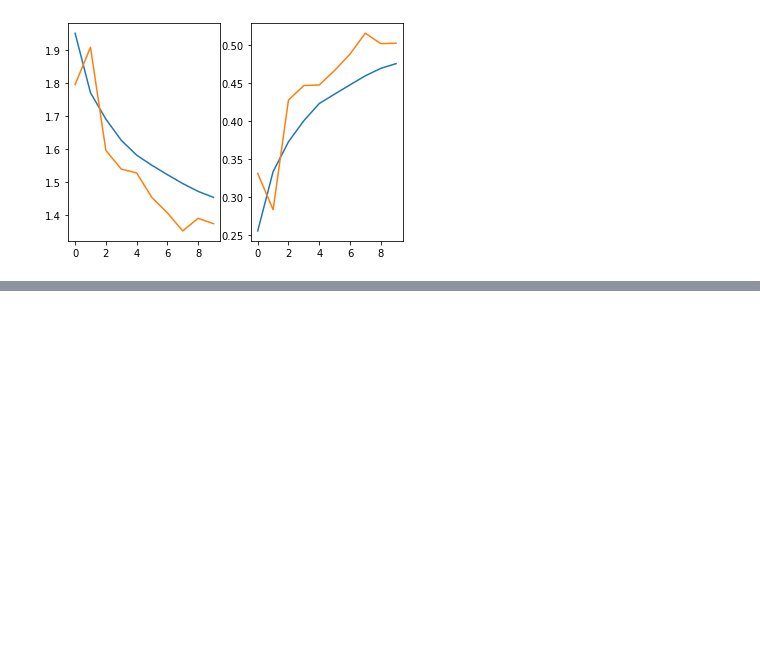
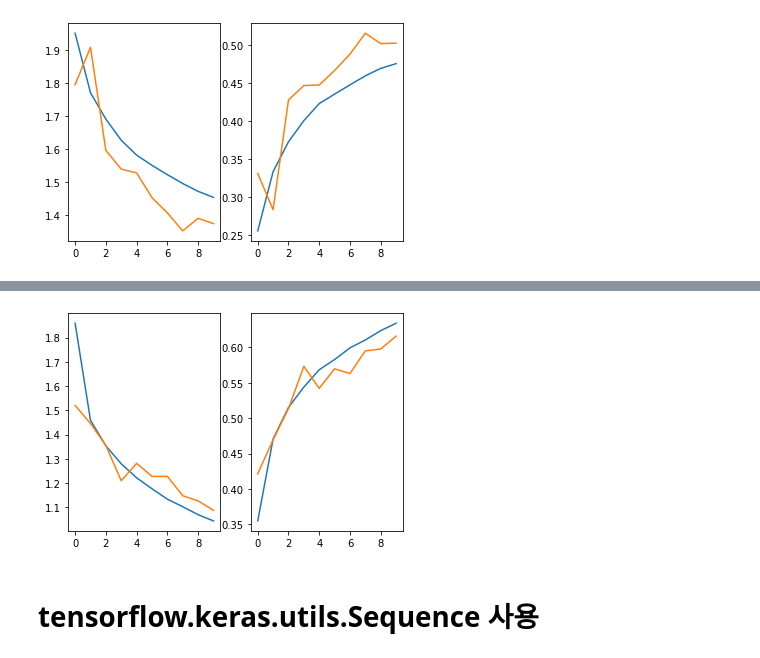
Before and after one commit to chi-hun/chi-hun, a Jupyter notebook: datasetmake(image).ipynb, the cells around one changed output, grey strips where cells are left out. Drawn from its saved outputs; the diff is of its cells as text; code cells hidden in the pictures; blank space fills up the shorter version.

```diff
--- a/datasetmake(image).ipynb
+++ b/datasetmake(image).ipynb
@@ -306,0 +410,14 @@ plt.show()
+# %%
+inputs = layers.Input(shape=(30,30,3))
+x = layers.experimental.preprocessing.RandomFlip('horizontal')(inputs) # 데이터 증강 레이어1
+x = layers.experimental.preprocessing.RandomRotation(0.1)(x) # 데이터 증강 레이어2
+x = layers.experimental.preprocessing.RandomContrast(0.1)(x) # 데이터 증강 레이어3
+x = layers.Conv2D(32, 3, activation='relu')(inputs)
+x = layers.MaxPool2D()(x)
+x = layers.Conv2D(64, 3, activation='relu')(x)
+x = layers.MaxPool2D()(x)
+x = layers.GlobalAvgPool2D()(x)
+x = layers.Dense(64,activation='relu')(x)
+outputs = layers.Dense(10,activation='softmax')(x)
+model = tf.keras.Model(inputs, outputs)
+model.summary()
@@ -306,0 +442,4 @@ plt.show()
+# %%
+model.compile(optimizer='adam', loss=tf.keras.losses.SparseCategoricalCrossentropy(), metrics=['accuracy'])
+# %%
+his = model.fit(train_ds, epochs=10, validation_data=validation_ds)
@@ -306,0 +467,12 @@ plt.show()
+# %%
+plt.subplot(1,2,1)
+plt.plot(his.history['loss'])
+plt.plot(his.history['val_loss'])
+plt.subplot(1,2,2)
+plt.plot(his.history['accuracy'])
+plt.plot(his.history['val_accuracy'])
+plt.show()
+# %% [output]
+[figure, added]
+# %% [markdown]
+# tensorflow.keras.utils.Sequence  사용
```
Also changed, not shown: parts of 42 cells of this notebook.
